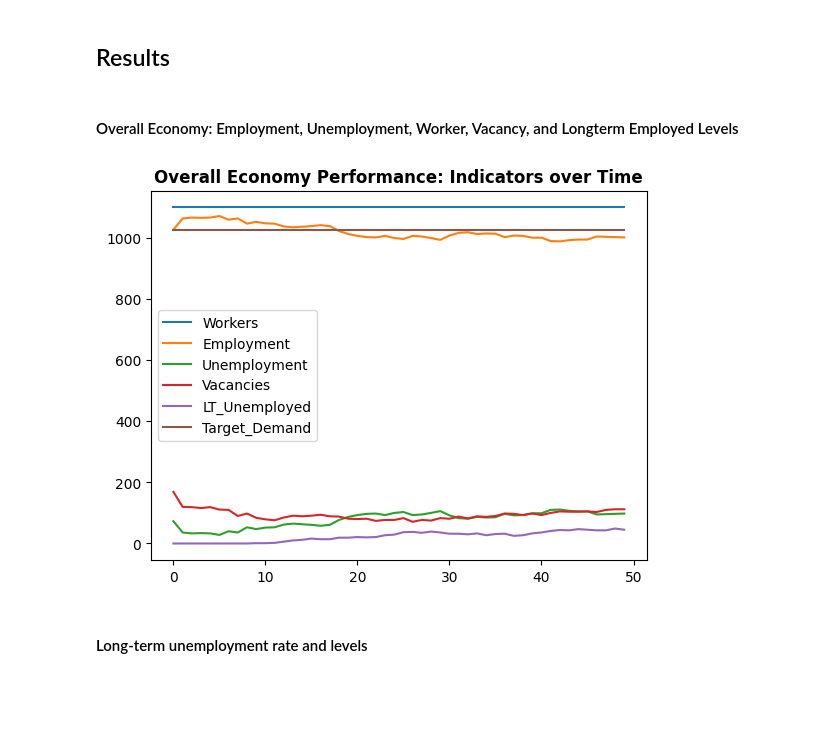
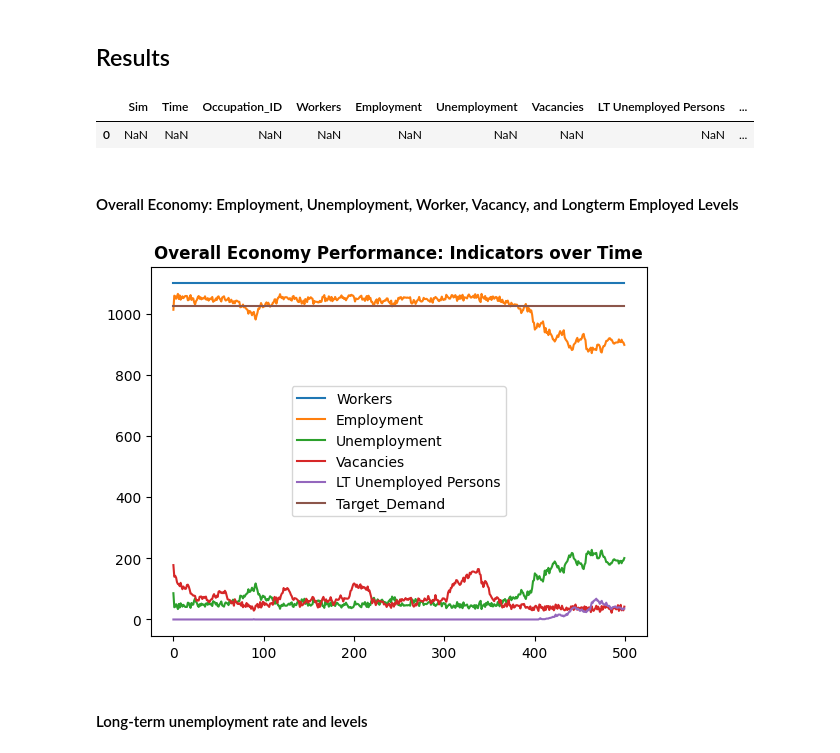
Before and after one commit to ebbam/transition_abm, a Jupyter notebook: code/toy_transition_abm.ipynb, the cells around one changed output. Drawn from its saved outputs; the diff is of its cells as text; code cells hidden in the pictures; blank space fills up the shorter version.

```diff
--- a/code/toy_transition_abm.ipynb
+++ b/code/toy_transition_abm.ipynb
@@ -34,3 +44,15 @@ wages = pd.DataFrame(np.round(np.random.normal(50000, 10000, 5)), columns = ['Wa
+# %%
+if init == "USA":
+    A = pd.read_csv(path+"dRC_Replication/data/occupational_mobility_network.csv", header=None)
+    employment = round(pd.read_csv(path+"dRC_Replication/data/ipums_employment_2016.csv", header = 0).iloc[:, [4]]/1000)
+    # Crude approximation using avg unemployment rate of ~5% - should aim for occupation-specific unemployment rates
+    unemployment = round(employment*(0.05/0.95))
+    # Less crude approximation using avg vacancy rate - should still aim for occupation-specific vacancy rates
+    vac_rate_base = pd.read_csv(path+"dRC_Replication/data/vacancy_rateDec2000.csv").iloc[:, 2].mean()/100
+    vacancies = round(employment*vac_rate_base/(1-vac_rate_base))
+    # Needs input data...
+    demand_target = employment + vacancies
+    wages = pd.read_csv(path+"dRC_Replication/data/ipums_variables.csv")[['median_earnings']]
 # %% [markdown]
 ### Agents and Classes
 # %% [markdown]
@@ -191,14 +221,14 @@ def initialise(n_occ, employment, unemployment, vacancies, demand_target, A, wag
         ## adding employed workers
         for e in range(round(employment.iat[i,0])):
             # Assume they have all at least 1 t.s. of employment
-            occ.list_of_workers.append(worker(occ.occupation_id, True, False, 1, 0, wages.iat[i,0], False, [occ.occupation_id], 1, .1))
+            occ.list_of_workers.append(worker(occ.occupation_id, True, False, 1, 0, wages.iat[i,0], False, [occ.occupation_id], random.randint(0, 9)))
             ## adding unemployed workers
             # Could consider adding random initial unemployment durations...for now no one becomes longterm unemployed until 6 time steps in
         for u in range(round(unemployment.iat[i,0])):
             # Assigns time unemployed from absolute value of normal distribution....
             occ.list_of_workers.append(worker(occ.occupation_id, False, False, 0, abs(int(np.random.normal(0, 2))), wages.iat[i,0], False,
                                                      [occ.occupation_id],
-                                                      1, .1))
+                                                      random.randint(0, 9)))
         occs.append(occ)
         ids += 1
     return occs, vac_list
@@ -206,11 +236,14 @@ def initialise(n_occ, employment, unemployment, vacancies, demand_target, A, wag
 ###################################
 # INITIAL MODEL CONDITIONS ########
 ###################################
+if init == "toy":
+    T = 500
+    delta_u = 0.04
+    delta_v = 0.04
+    gamma_u = gamma_v = gamma = 0.01
 
-T = 50
-delta_u = 0.02
-delta_v = 0.02
-gamma_u = gamma_v = gamma = 0.03
-
-# Initialise occupational mobility network
-net, vacs = initialise(len(A1), employment, unemployment, vacancies, demand_target, A1, wages)
+if init == "USA":
+    T = 50
+    delta_u = 0.02
+    delta_v = 0.02
+    gamma_u = gamma_v = gamma = 0.03
@@ -298,25 +354,30 @@ Done after  50  time steps.
 # %%
 # Results specifications (whether to save as final or not)
 final = False
-figpath = "~/Documents/Documents - Nuff-Malham/GitHub/transition_abm/output"
+record.pop('Sim')
+pd.concat([record_all, record.insert(0, 'Sim', 5)], axis=0, ignore_index=True)
+# %% [output]
+|  | Sim | Time | Occupation_ID | Workers | Employment | Unemployment | Vacancies | LT Unemployed Persons | ... |
+| 0 | NaN | NaN | NaN | NaN | NaN | NaN | NaN | NaN | ... |
 # %% [markdown]
 #### Overall Economy: Employment, Unemployment, Worker, Vacancy, and Longterm Employed Levels
 # %%
 # Indicators in overall economy
-totals = record.loc[:,['Time', 'Workers','Employment', 'Unemployment', 'Vacancies', 'LT_Unemployed', 'Target_Demand']].groupby(['Time']).sum()
+totals = record.loc[:,['Time', 'Workers','Employment', 'Unemployment', 'Vacancies', 'LT Unemployed Persons', 'Target_Demand']].groupby(['Time']).sum()
 lgd = []
 for column in totals[1:]:
     plt.plot(totals[column])
     lgd.append(column)
 plt.title("Overall Economy Performance: Indicators over Time", fontweight = 'bold')
-plt.legend(list(lgd), loc="center left", ncol=1)
+if not behav:
+    plt.legend(list(lgd), loc="center", ncol=1)
 if final:
-    plt.savefig(figpath+'overall_economy.jpg', dpi = 300)
+    plt.savefig('../output/overall_economy_base.jpg', dpi = 300)
 else:
     plt.show()
 plt.close()
 # %% [output]
-[figure, old version]
+[figure, new version]
 # %% [markdown]
 #### Long-term unemployment rate and levels
 # %%
```
Also changed, not shown: parts of 10 cells of this notebook, 6 other files.
